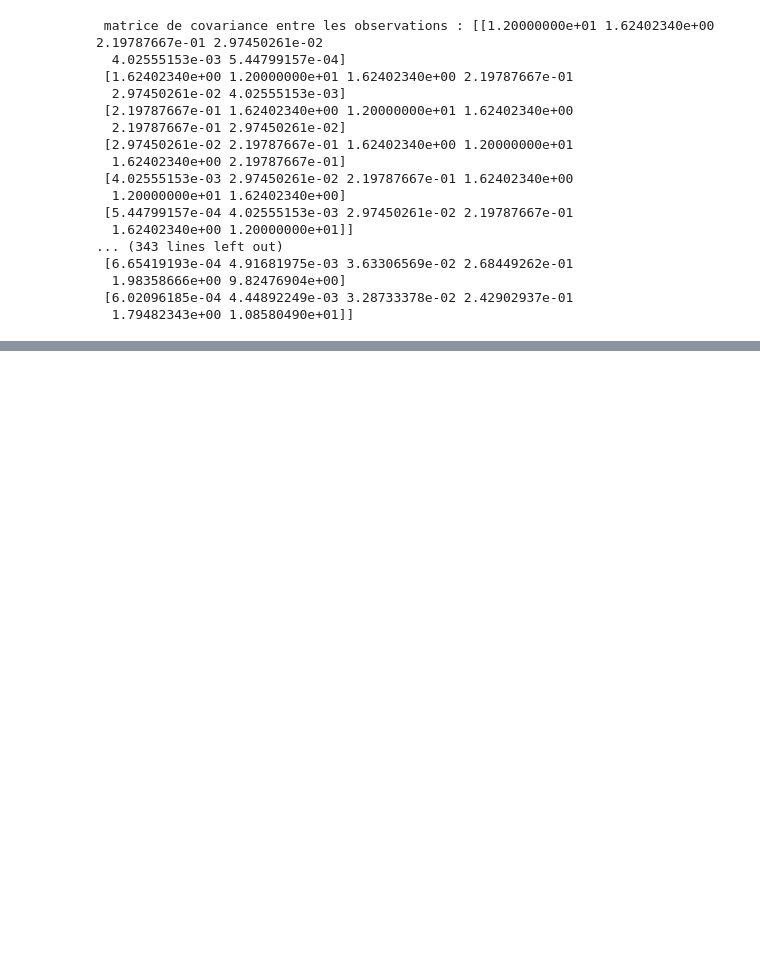
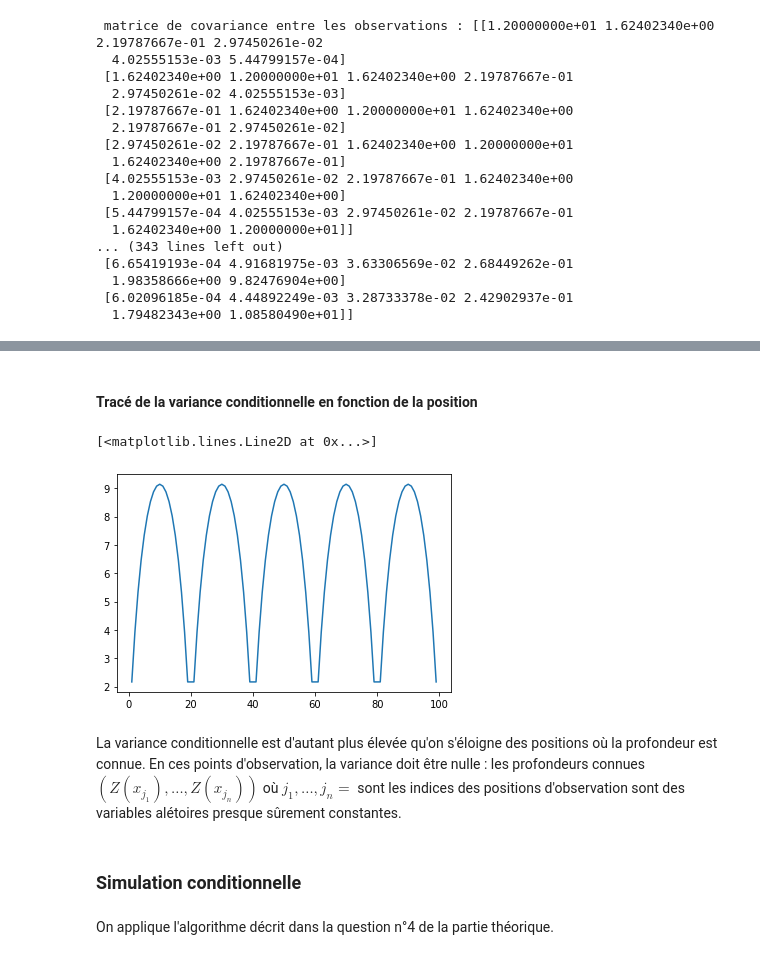
Before and after one commit to jeannebourgarel/projet_proba, a Jupyter notebook: projet_proba.ipynb, the cells around one changed output, grey strips where cells are left out. Drawn from its saved outputs; the diff is of its cells as text; code cells hidden in the pictures; blank space fills up the shorter version.

```diff
--- a/projet_proba.ipynb
+++ b/projet_proba.ipynb
@@ -134,0 +169,7 @@ print(f" matrice de covariance entre les inconnues et les observations : {cov_in
+# %%
+cov_cond = cov_inc - np.dot(np.dot(cov_inc_obs, np.linalg.inv(cov_obs)), cov_obs_inc) # problème rencontré : cette matrice n'est pas symétrique, après vérification, cela est sûrement dû à une erreur d'arrondi. Idée : corriger cette erreur (cf ci-dessous)
+cov_cond = (1/2)*(cov_cond + np.transpose(cov_cond))
+var_cond = np.diag(cov_cond)
+
+print(f"matrice de covariance conditionnelle = {cov_cond}")
+print(f"variance conditionnelle = {var_cond}")
@@ -134,0 +194,13 @@ print(f" matrice de covariance entre les inconnues et les observations : {cov_in
+# %% [markdown]
+#### Tracé de la variance conditionnelle en fonction de la position
+# %%
+plt.plot(unknown_indexes, var_cond)
+# %% [output]
+[<matplotlib.lines.Line2D at 0x...>]
+[figure, added]
+# %% [markdown]
+La variance conditionnelle est d'autant plus élevée qu'on s'éloigne des positions où la profondeur est connue. En ces points d'observation, la variance doit être nulle : les profondeurs connues $(Z(x_{j_1}), \ldots, Z(x_{j_n}))$ où ${j_1, \ldots, j_n} =$ sont les indices des positions d'observation sont des variables alétoires presque sûrement constantes.
+# %% [markdown]
+### Simulation conditionnelle
+# %% [markdown]
+On applique l'algorithme décrit dans la question n°4 de la partie théorique.
```
Also changed, not shown: parts of 12 cells of this notebook.
